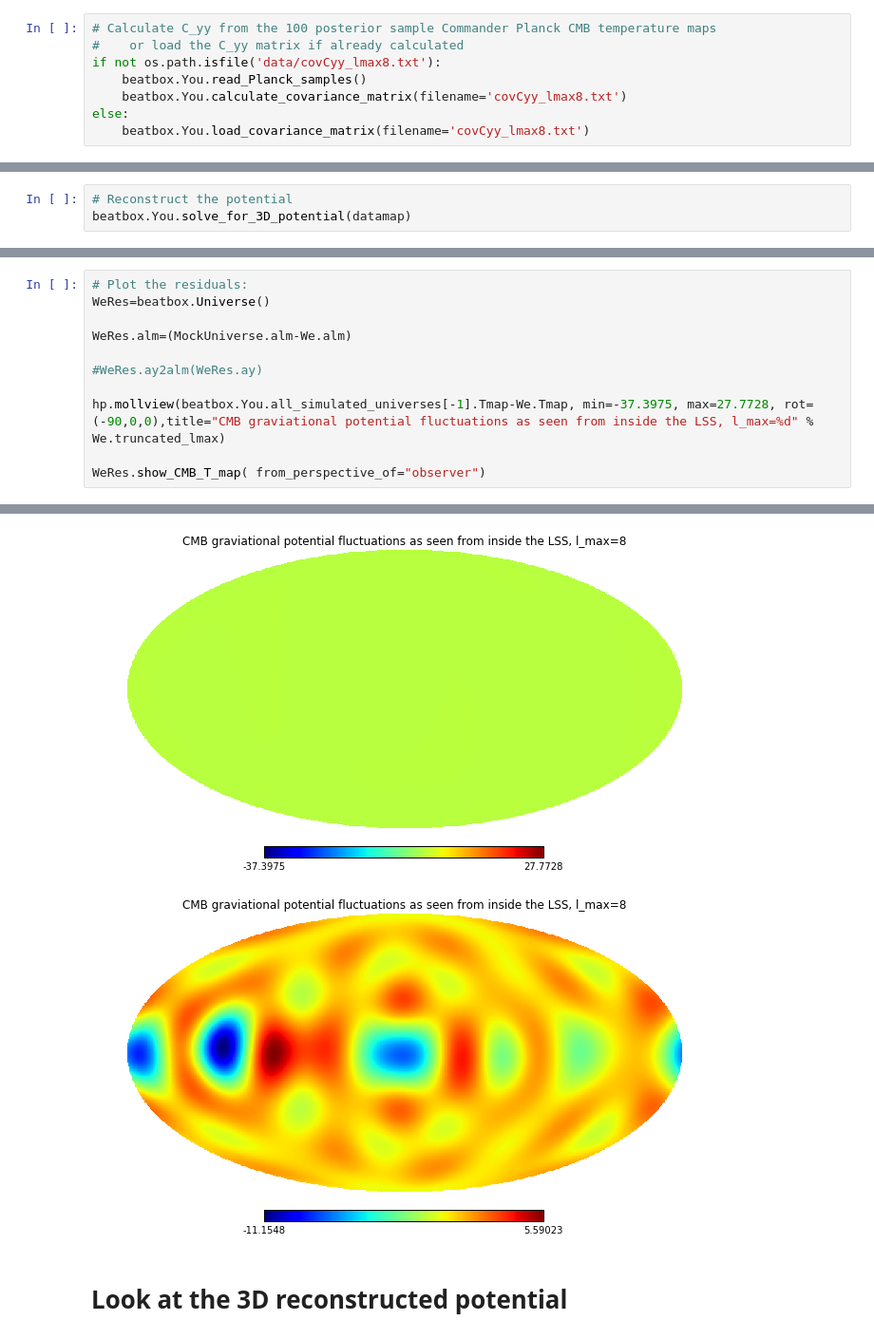
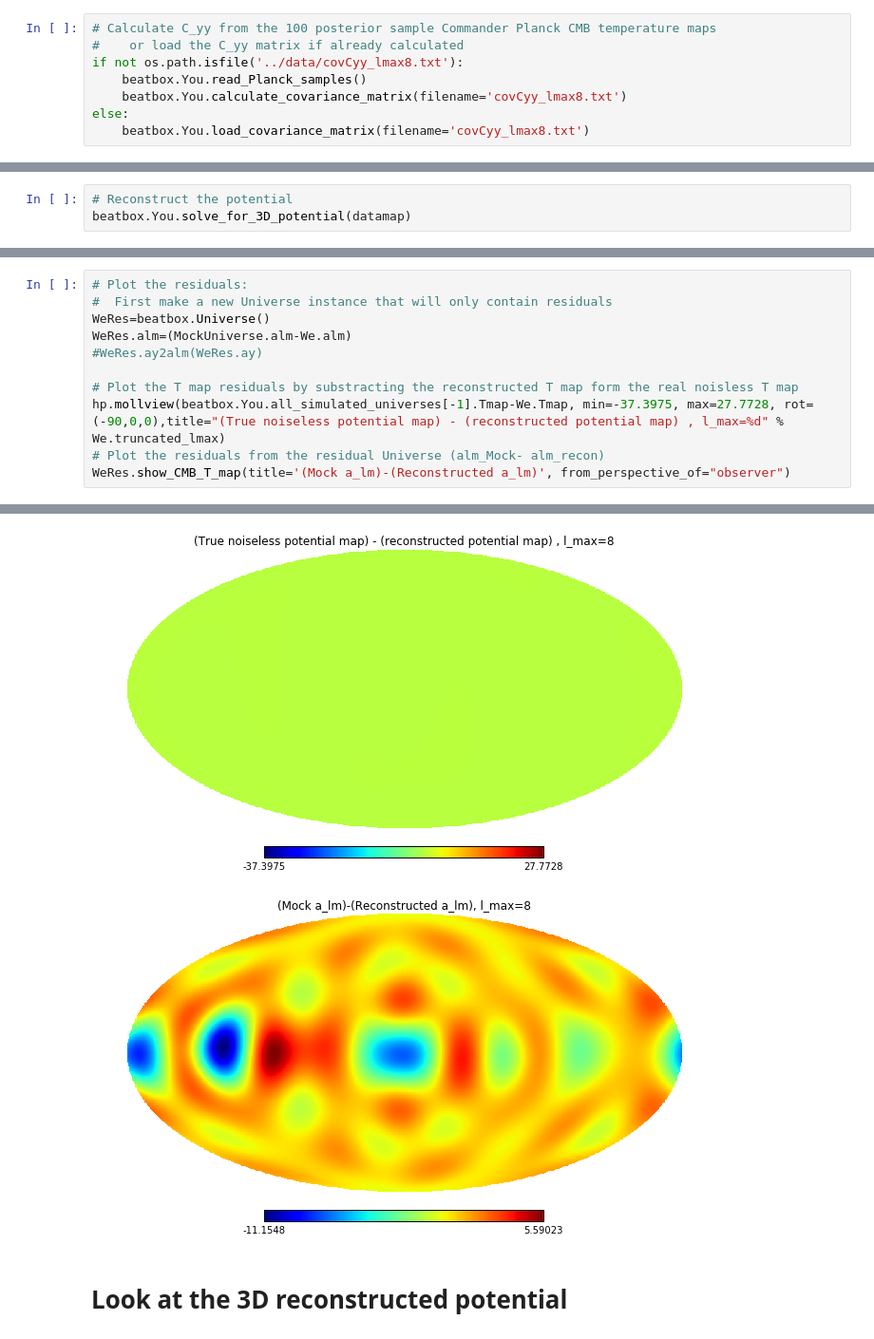
Before and after one commit to LaurencePeanuts/Music, a Jupyter notebook: Demos/Reconstruction_Demo.ipynb, the cells around one changed output, grey strips where cells are left out. Shown at 95% size. Saved outputs shown, nothing was run; the diff lists cells and outputs as text.

```diff
--- a/Demos/Reconstruction_Demo.ipynb
+++ b/Demos/Reconstruction_Demo.ipynb
@@ -44,7 +44,7 @@ Sigma is 0.000000 arcmin (0.000000 rad)
 # %%
 # Calculate C_yy from the 100 posterior sample Commander Planck CMB temperature maps
 #    or load the C_yy matrix if already calculated
-if not os.path.isfile('data/covCyy_lmax8.txt'):
+if not os.path.isfile('../data/covCyy_lmax8.txt'):
     beatbox.You.read_Planck_samples()
     beatbox.You.calculate_covariance_matrix(filename='covCyy_lmax8.txt')
 else:
@@ -84,20 +85,20 @@ Sigma is 0.000000 arcmin (0.000000 rad)
 [figure]
 # %%
 # Plot the residuals:
+#  First make a new Universe instance that will only contain residuals
 WeRes=beatbox.Universe()
-
 WeRes.alm=(MockUniverse.alm-We.alm)
-
 #WeRes.ay2alm(WeRes.ay)
 
-hp.mollview(beatbox.You.all_simulated_universes[-1].Tmap-We.Tmap, min=-37.3975, max=27.7728, rot=(-90,0,0),title="CMB graviational potential fluctuations as seen from inside the LSS, l_max=%d" % We.truncated_lmax)
-
-WeRes.show_CMB_T_map( from_perspective_of="observer")
+# Plot the T map residuals by substracting the reconstructed T map form the real noisless T map
+hp.mollview(beatbox.You.all_simulated_universes[-1].Tmap-We.Tmap, min=-37.3975, max=27.7728, rot=(-90,0,0),title="(True noiseless potential map) - (reconstructed potential map) , l_max=%d" % We.truncated_lmax)
+# Plot the residuals from the residual Universe (alm_Mock- alm_recon)
+WeRes.show_CMB_T_map(title='(Mock a_lm)-(Reconstructed a_lm)', from_perspective_of="observer")
 # %% [output]
 Sigma is 0.000000 arcmin (0.000000 rad)
 -> fwhm is 0.000000 arcmin
-[figure, old version]
+[figure, new version]
-[figure, old version]
+[figure, new version]
 # %% [markdown]
 # Look at the 3D reconstructed potential
 # %%
```
Also changed, not shown: parts of 7 cells of this notebook, 3 other files.
